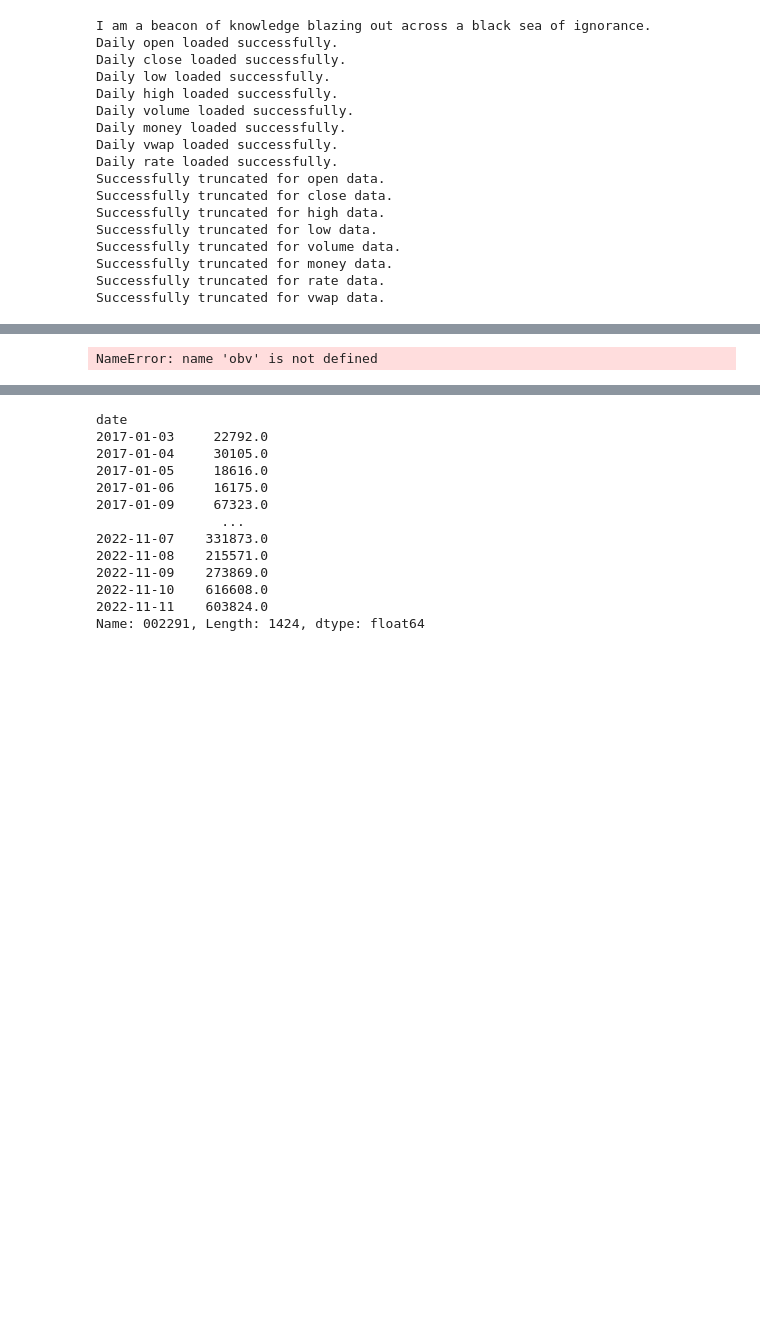
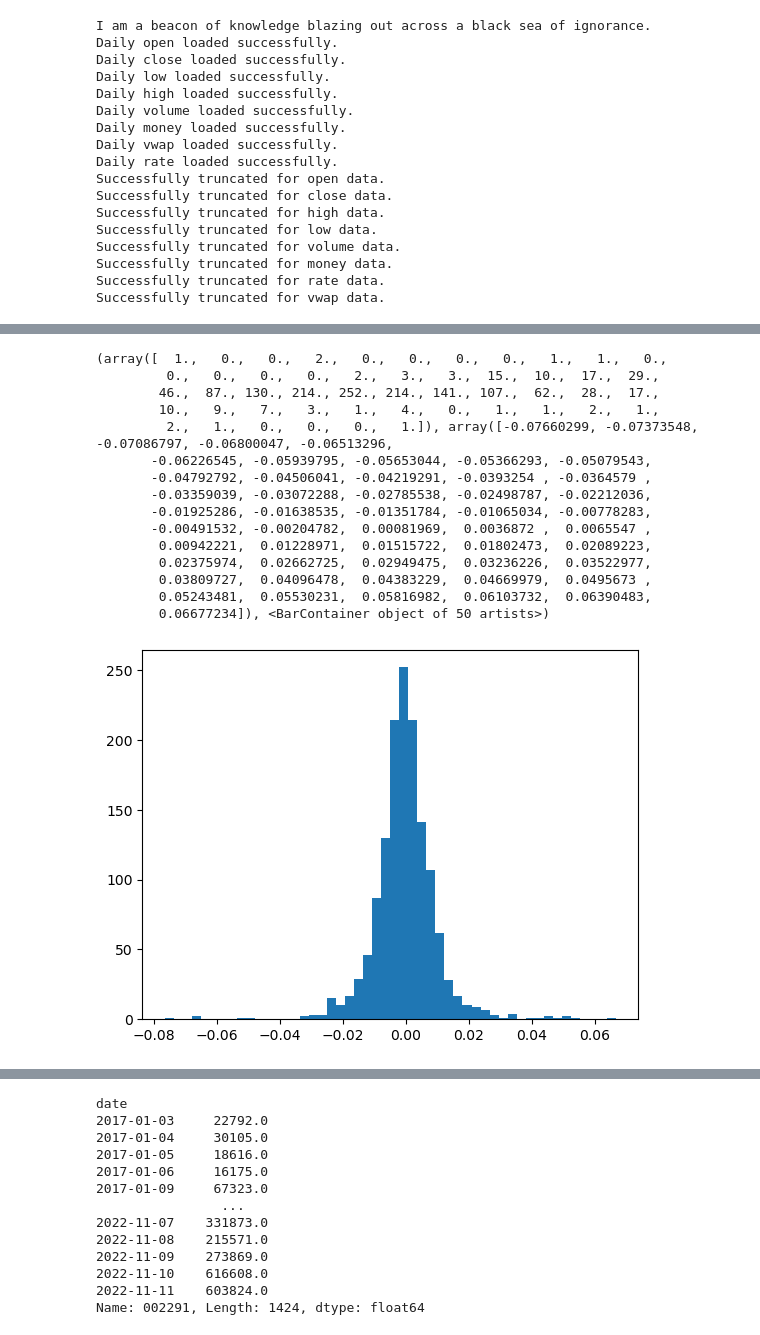
Before and after one commit to chetianjian/Invoker, a Jupyter notebook: recognize.ipynb, the cells around one changed output, grey strips where cells are left out. Drawn from its saved outputs; the diff is of its cells as text; code cells hidden in the pictures; blank space fills up the shorter version.

```diff
--- a/recognize.ipynb
+++ b/recognize.ipynb
@@ -95,4 +144,19 @@ def ddd(df: pd.DataFrame, color_list, jupyter=True, title=""):
 # %%
-maobv = obv.rolling(30).mean()
+plt.hist((invoker.rate["600837"] - invoker.rate["601211"]).values, bins=50)
 # %% [output]
-NameError: name 'obv' is not defined
+(array([  1.,   0.,   0.,   2.,   0.,   0.,   0.,   0.,   1.,   1.,   0.,
+         0.,   0.,   0.,   0.,   2.,   3.,   3.,  15.,  10.,  17.,  29.,
+        46.,  87., 130., 214., 252., 214., 141., 107.,  62.,  28.,  17.,
+        10.,   9.,   7.,   3.,   1.,   4.,   0.,   1.,   1.,   2.,   1.,
+         2.,   1.,   0.,   0.,   0.,   1.]), array([-0.07660299, -0.07373548, -0.07086797, -0.06800047, -0.06513296,
+       -0.06226545, -0.05939795, -0.05653044, -0.05366293, -0.05079543,
+       -0.04792792, -0.04506041, -0.04219291, -0.0393254 , -0.0364579 ,
+       -0.03359039, -0.03072288, -0.02785538, -0.02498787, -0.02212036,
+       -0.01925286, -0.01638535, -0.01351784, -0.01065034, -0.00778283,
+       -0.00491532, -0.00204782,  0.00081969,  0.0036872 ,  0.0065547 ,
+        0.00942221,  0.01228971,  0.01515722,  0.01802473,  0.02089223,
+        0.02375974,  0.02662725,  0.02949475,  0.03236226,  0.03522977,
+        0.03809727,  0.04096478,  0.04383229,  0.04669979,  0.0495673 ,
+        0.05243481,  0.05530231,  0.05816982,  0.06103732,  0.06390483,
+        0.06677234]), <BarContainer object of 50 artists>)
+[figure, added]
```
Also changed, not shown: parts of 35 cells of this notebook, 7 other files.
